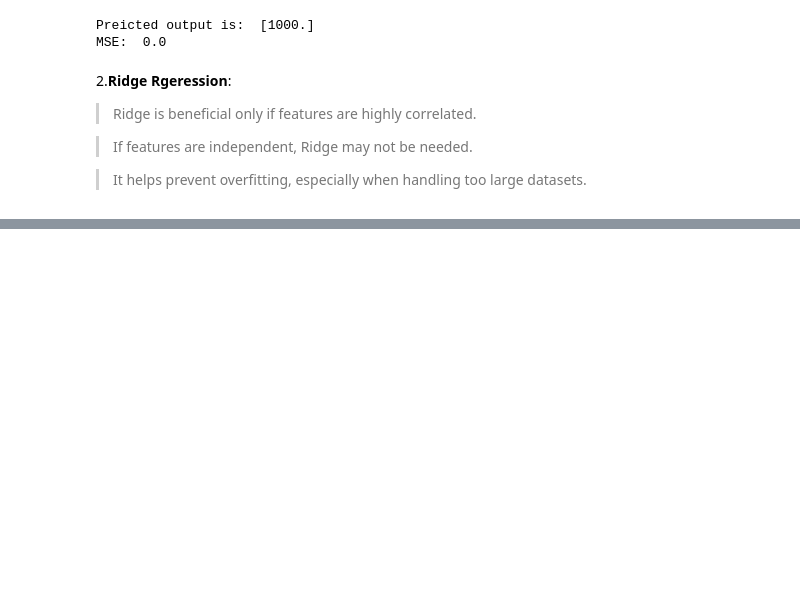
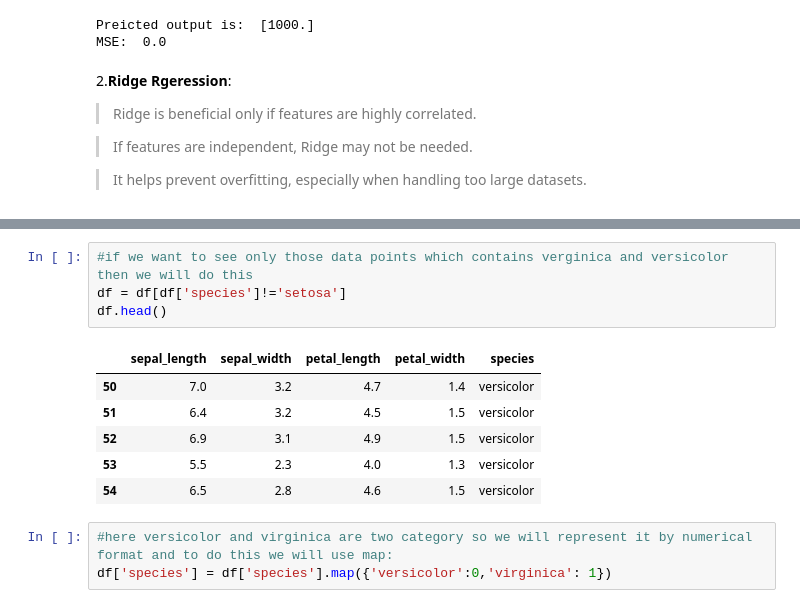
Before and after one commit to Adityaroy000/Machine-Learning, a Jupyter notebook: PracticalOfRegression.ipynb, the cells around one changed output, grey strips where cells are left out. Saved outputs shown, nothing was run; the diff lists cells and outputs as text; blank space fills up the shorter version.

```diff
--- a/PracticalOfRegression.ipynb
+++ b/PracticalOfRegression.ipynb
@@ -167,0 +230,14 @@ Best MSE:  0.5581020035625641
+# %%
+#if we want to see only those data points which contains verginica and versicolor then we will do this
+df = df[df['species']!='setosa']
+df.head()
+# %% [output]
+|  | sepal_length | sepal_width | petal_length | petal_width | species |
+| 50 | 7.0 | 3.2 | 4.7 | 1.4 | versicolor |
+| 51 | 6.4 | 3.2 | 4.5 | 1.5 | versicolor |
+| 52 | 6.9 | 3.1 | 4.9 | 1.5 | versicolor |
+| 53 | 5.5 | 2.3 | 4.0 | 1.3 | versicolor |
+| 54 | 6.5 | 2.8 | 4.6 | 1.5 | versicolor |
+# %%
+#here versicolor and virginica are two category so we will represent it by numerical format and to do this we will use map:
+df['species'] = df['species'].map({'versicolor':0,'virginica': 1})
```
Also changed, not shown: parts of 23 cells of this notebook.
